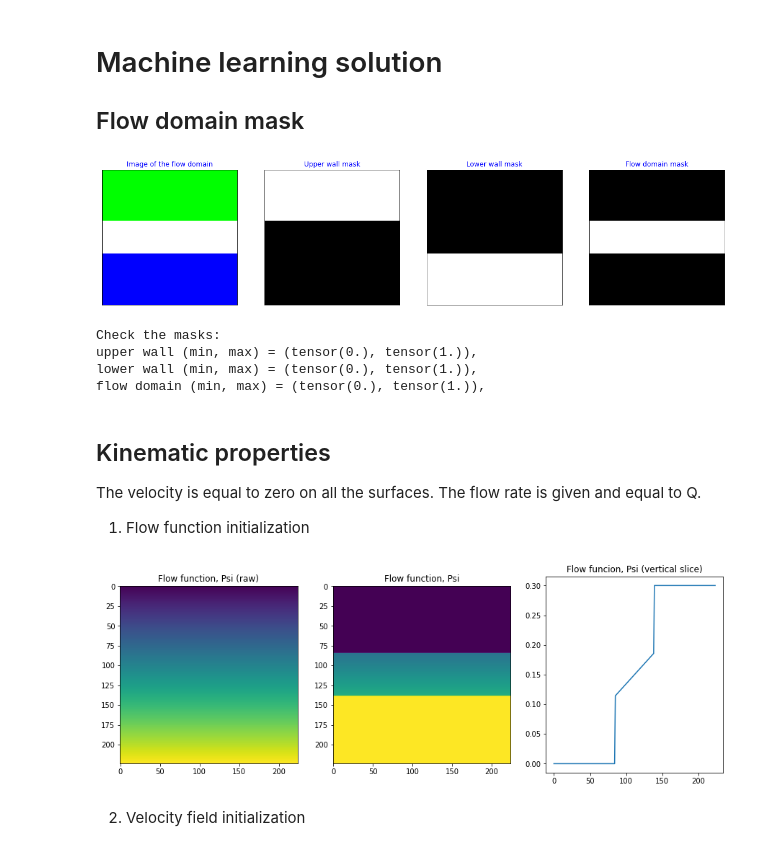
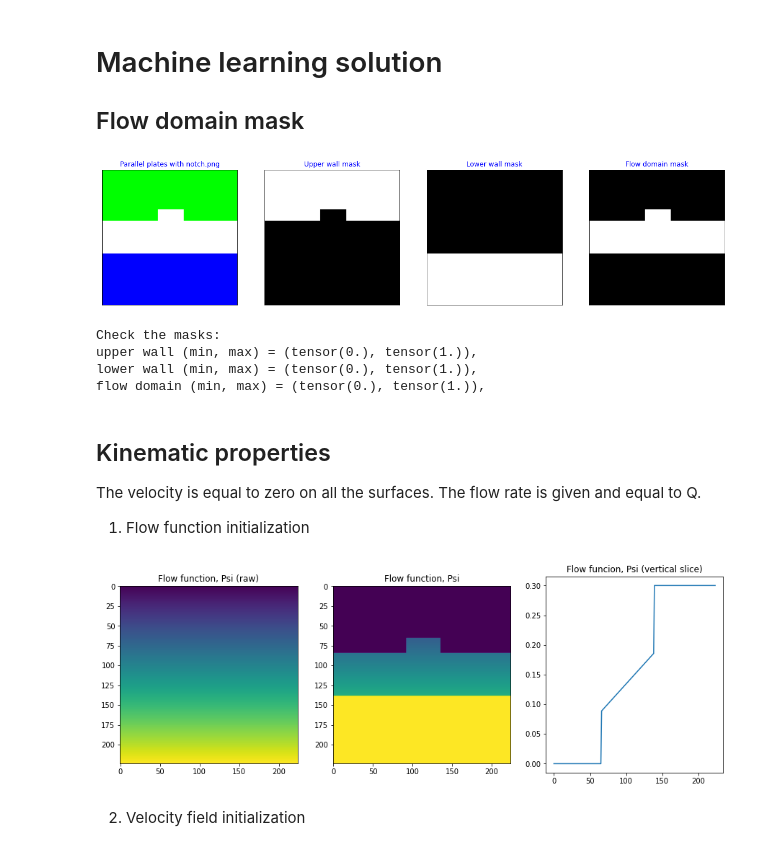
Before and after one commit to Mechanics-Mechatronics-and-Robotics/Physics-based-loss-and-machine-learning-approach-in-application-to-viscous-fluids-flow-modeling, a Jupyter notebook: Main.ipynb, the cells around one changed output. Drawn from its saved outputs; the diff is of its cells as text; code cells hidden in the pictures.

```diff
--- a/Main.ipynb
+++ b/Main.ipynb
@@ -82,7 +82,7 @@ The fluid is Newtonian.
 The domain of size *'L x L'*  with flow channel is represented as an image of size *'SIZE x SIZE'*. $S_1$ is the upper wall with the green label [0 255 0]. $S_2$ and $S_4$ are outlet and inlet surfaces, respectivelly. $S_3$ is the lower wall with the blue label [0 0 255]. No-slip condition is applied on the walls. The flow rate is given and equal to $Q$.
 # %%
 #Image number from the imgList
-imgNo = 1
+imgNo = 2
 # L x L flow domain
 L = 0.1
 h = (126-92)*L/126 # h is thickness of the gap between 2 parallel plates when 'Parallel plates.png' is under study
@@ -601,35 +603,35 @@ flowDomainMask[flowDomainMask<1] = 0
 nr=1
 nc=4
 fig = plt.figure(figsize=(FIGSIZE*nc, FIGSIZE*nr))
 plt.subplot(nr,nc,1)
 plt.imshow(labeledImage)
 plt.xticks([])
 plt.yticks([])
-plt.title("Image of the flow domain", color='b')
+plt.title(imgList[imgNo], color='b')
 
 plt.subplot(nr,nc,2)
 plt.imshow(upperWallMask, cmap = 'gray')
 plt.xticks([])
 plt.yticks([])
 plt.title("Upper wall mask", color='b')
 
 plt.subplot(nr,nc,3)
 plt.imshow(lowerWallMask, cmap = 'gray')
 plt.xticks([])
 plt.yticks([])
 plt.title("Lower wall mask", color='b')
 
 plt.subplot(nr,nc,4)
 plt.imshow(flowDomainMask, cmap = 'gray')
 plt.xticks([])
 plt.yticks([])
 plt.title("Flow domain mask", color='b')
 
 plt.show()
 
 print (f'Check the masks: \nupper wall (min, max) = {upperWallMask.min(), upperWallMask.max()}, \nlower wall (min, max) = {lowerWallMask.min(), lowerWallMask.max()}, \nflow domain (min, max) = {flowDomainMask.min(), flowDomainMask.max()},')
 # %% [output]
-[figure, old version]
+[figure, new version]
 Check the masks:
 upper wall (min, max) = (tensor(0.), tensor(1.)),
 lower wall (min, max) = (tensor(0.), tensor(1.)),
@@ -664,7 +666,7 @@ plt.title('Flow funcion, Psi (vertical slice)')
 
 plt.show()
 # %% [output]
-[figure, old version]
+[figure, new version]
 # %% [markdown]
 2. Velocity field initialization
 # %%
```
Also changed, not shown: parts of 8 cells of this notebook.
